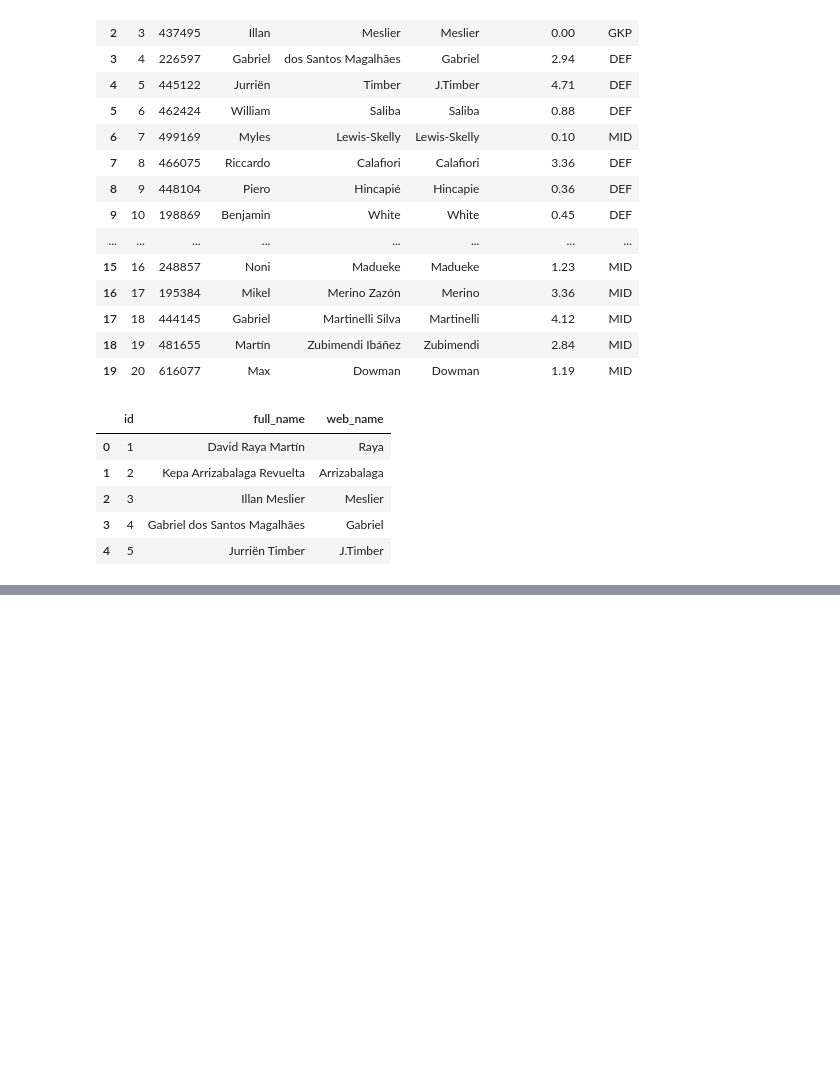
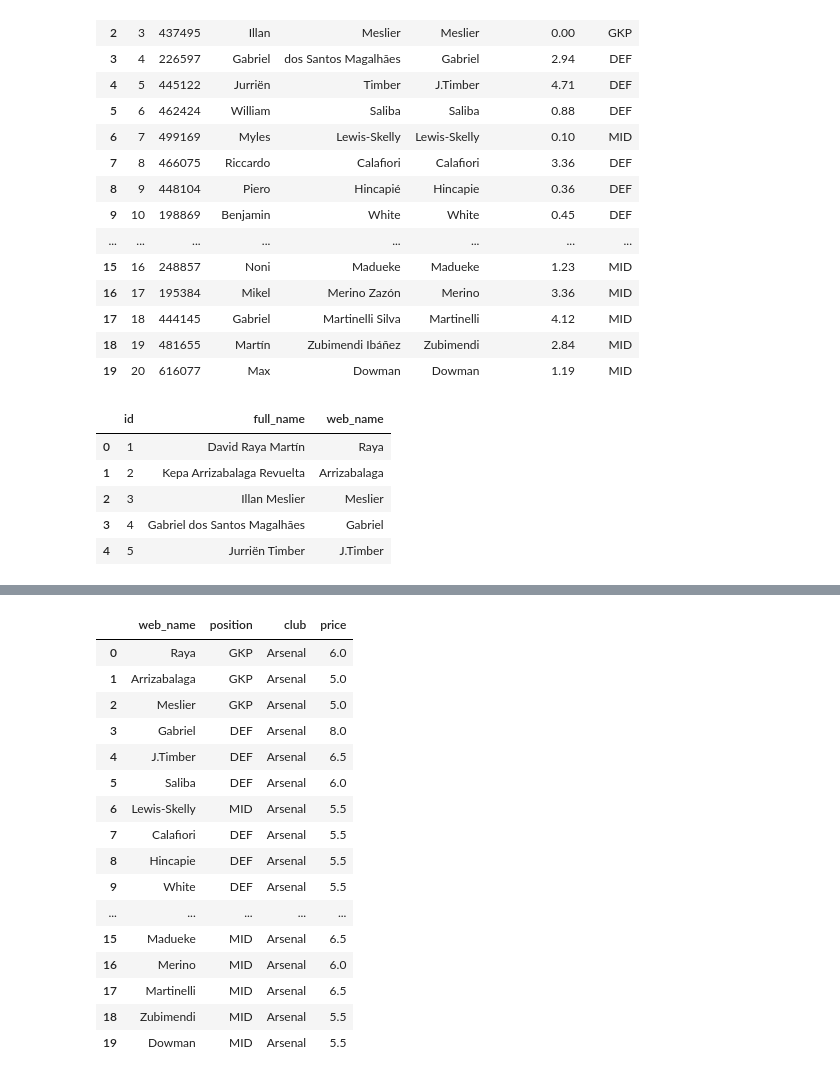
Before and after one commit to mchomm/fpl_predictions, a Jupyter notebook: misc/scripts/practice_api.ipynb, the cells around one changed output, grey strips where cells are left out. Saved outputs shown, nothing was run; the diff lists cells and outputs as text; code cells hidden in the pictures; blank space fills up the shorter version.

```diff
--- a/misc/scripts/practice_api.ipynb
+++ b/misc/scripts/practice_api.ipynb
@@ -119,0 +211,41 @@ display(players[["id", "full_name", "web_name"]].head())
+# %%
+import pandas as pd
+
+players = pd.DataFrame(data["elements"])
+teams = pd.DataFrame(data["teams"])
+positions = pd.DataFrame(data["element_types"])
+
+# Add readable position
+position_map = positions.set_index("id")["singular_name_short"]
+players["position"] = players["element_type"].map(position_map)
+
+# Convert cost into millions
+players["price"] = players["now_cost"] / 10
+
+# Add club name
+team_map = teams.set_index("id")["name"]
+players["club"] = players["team"].map(team_map)
+
+display(
+    players[
+        ["web_name", "position", "club", "price"]
+    ].head(20)
+)
+# %% [output]
+|  | web_name | position | club | price |
+| 0 | Raya | GKP | Arsenal | 6.0 |
+| 1 | Arrizabalaga | GKP | Arsenal | 5.0 |
+| 2 | Meslier | GKP | Arsenal | 5.0 |
+| 3 | Gabriel | DEF | Arsenal | 8.0 |
+| 4 | J.Timber | DEF | Arsenal | 6.5 |
+| 5 | Saliba | DEF | Arsenal | 6.0 |
+| 6 | Lewis-Skelly | MID | Arsenal | 5.5 |
+| 7 | Calafiori | DEF | Arsenal | 5.5 |
+| 8 | Hincapie | DEF | Arsenal | 5.5 |
+| 9 | White | DEF | Arsenal | 5.5 |
+| ... | ... | ... | ... | ... |
+| 15 | Madueke | MID | Arsenal | 6.5 |
+| 16 | Merino | MID | Arsenal | 6.0 |
+| 17 | Martinelli | MID | Arsenal | 6.5 |
+| 18 | Zubimendi | MID | Arsenal | 5.5 |
+| 19 | Dowman | MID | Arsenal | 5.5 |
```
Also changed, not shown: parts of 7 cells of this notebook, 39 other files.
